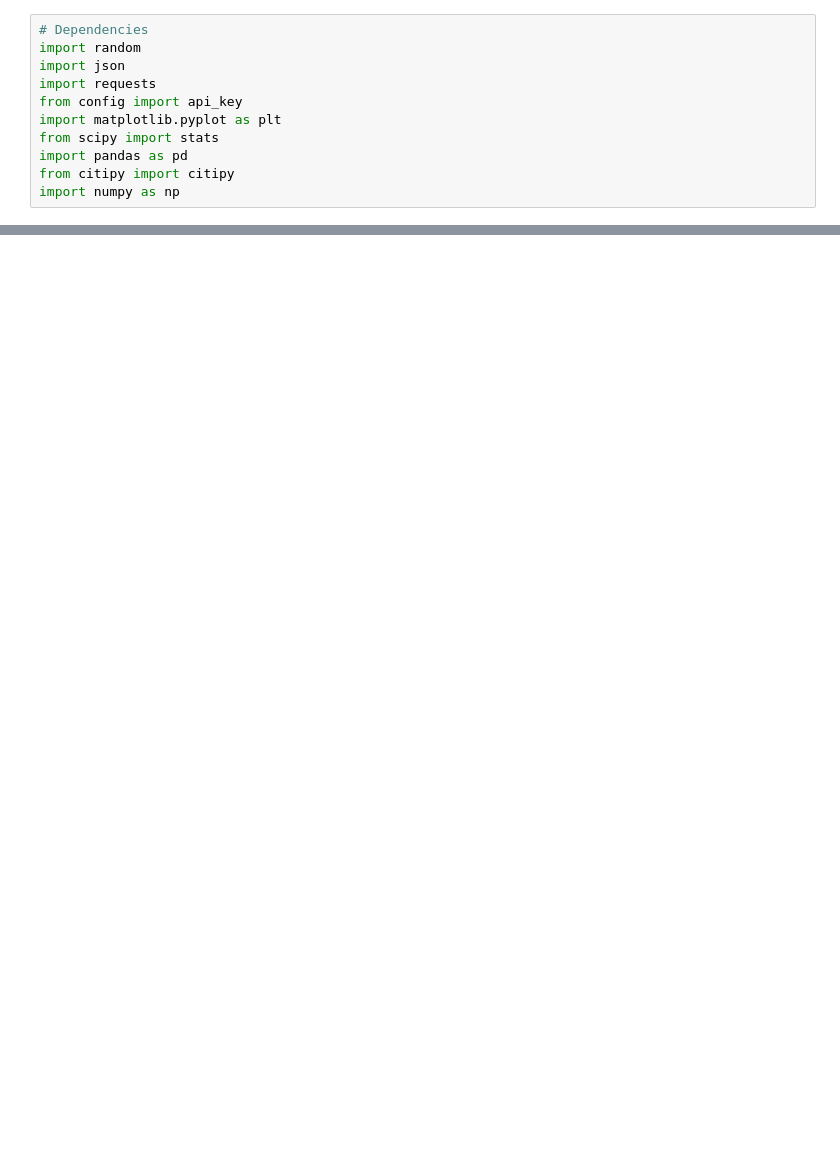
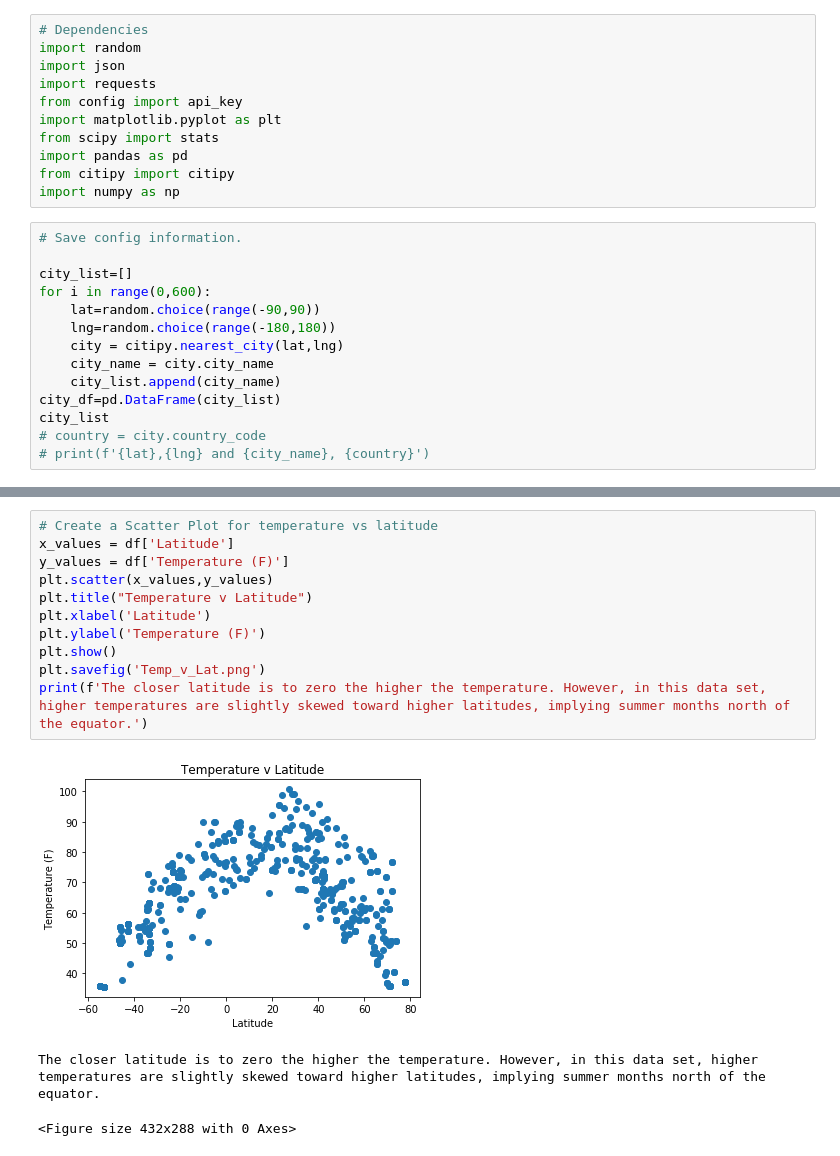
Before and after one commit to djaxon/python-api-challenge, a Jupyter notebook: WeatherPy/WeatherPy2.ipynb, the cells around one changed output, grey strips where cells are left out. Cells and saved outputs as stored; diff of their text form; blank space fills up the shorter version.

```diff
--- a/WeatherPy/WeatherPy2.ipynb
+++ b/WeatherPy/WeatherPy2.ipynb
@@ -9,3 +9,17 @@ from scipy import stats
 import pandas as pd
 from citipy import citipy
 import numpy as np
+# %%
+# Save config information.
+
+city_list=[]
+for i in range(0,600):
+    lat=random.choice(range(-90,90))
+    lng=random.choice(range(-180,180))
+    city = citipy.nearest_city(lat,lng)
+    city_name = city.city_name
+    city_list.append(city_name)
+city_df=pd.DataFrame(city_list)
+city_list
+# country = city.country_code
+# print(f'{lat},{lng} and {city_name}, {country}')
@@ -71,0 +93,15 @@ KeyError: 'coord'
+# %%
+# Create a Scatter Plot for temperature vs latitude
+x_values = df['Latitude']
+y_values = df['Temperature (F)']
+plt.scatter(x_values,y_values)
+plt.title("Temperature v Latitude")
+plt.xlabel('Latitude')
+plt.ylabel('Temperature (F)')
+plt.show()
+plt.savefig('Temp_v_Lat.png')
+print(f'The closer latitude is to zero the higher the temperature. However, in this data set, higher temperatures are slightly skewed toward higher latitudes, implying summer months north of the equator.')
+# %% [output]
+[figure, added]
+The closer latitude is to zero the higher the temperature. However, in this data set, higher temperatures are slightly skewed toward higher latitudes, implying summer months north of the equator.
+<Figure size 432x288 with 0 Axes>
```
Also changed, not shown: parts of 13 cells of this notebook, 13 other files.
